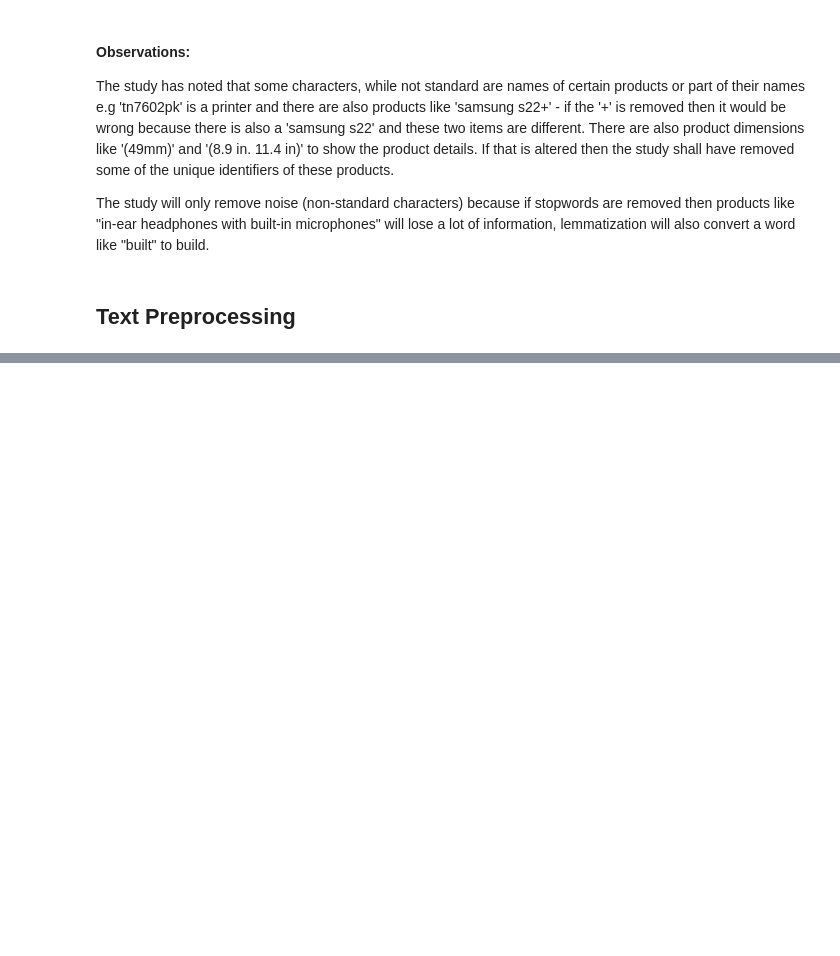
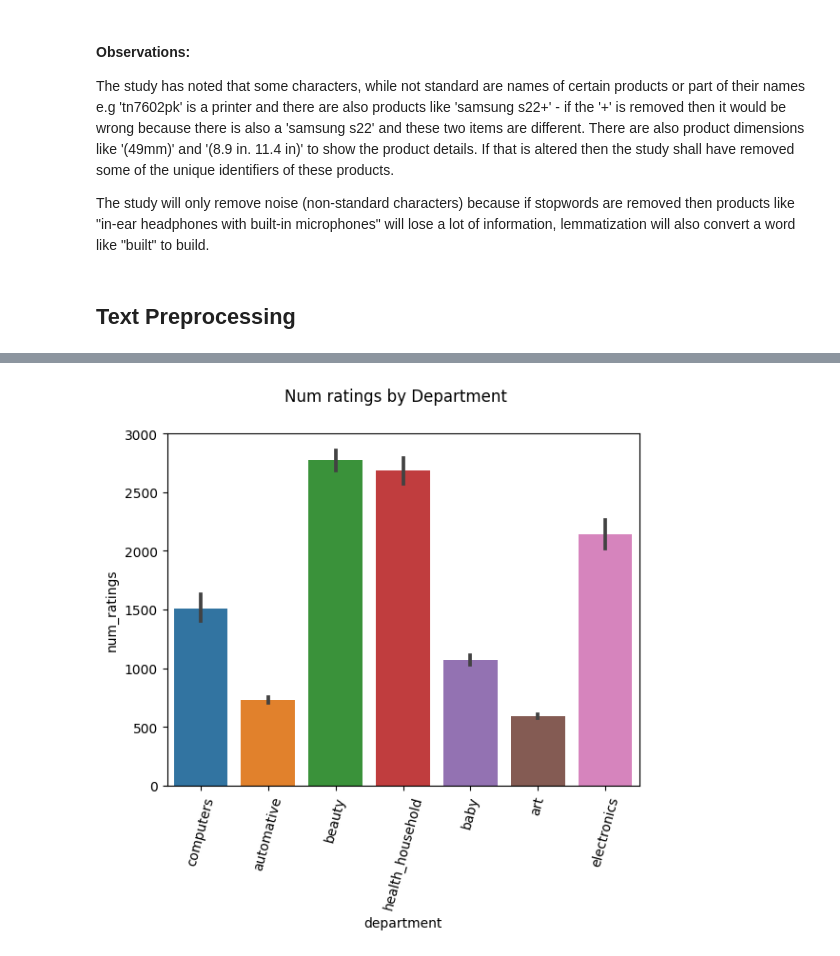
Before and after one commit to teofizzy/amazon, a Jupyter notebook: tasks/etl_system/scrape_amazon.ipynb, the cells around one changed output, grey strips where cells are left out. Drawn from its saved outputs; the diff is of its cells as text; code cells hidden in the pictures; blank space fills up the shorter version.

```diff
--- a/tasks/etl_system/scrape_amazon.ipynb
+++ b/tasks/etl_system/scrape_amazon.ipynb
@@ -749,0 +395,14 @@ Name: name, Length: 29559, dtype: object
+# %%
+# Which is the most rated product?
+top_10_most_rated = df.sort_values(by='num_ratings', ascending=False).head(10)
+
+# Which is the most rated department?
+sns.barplot(data=df, x='department', y = 'num_ratings')
+plt.suptitle("Num ratings by Department")
+plt.xticks(rotation=75)
+plt.show()
+
+# LIke top 10 most expensive, the plot won't look great
+top_10_most_rated
+# %% [output]
+[figure, added]
```
Also changed, not shown: parts of 76 cells of this notebook, 3 other files.
